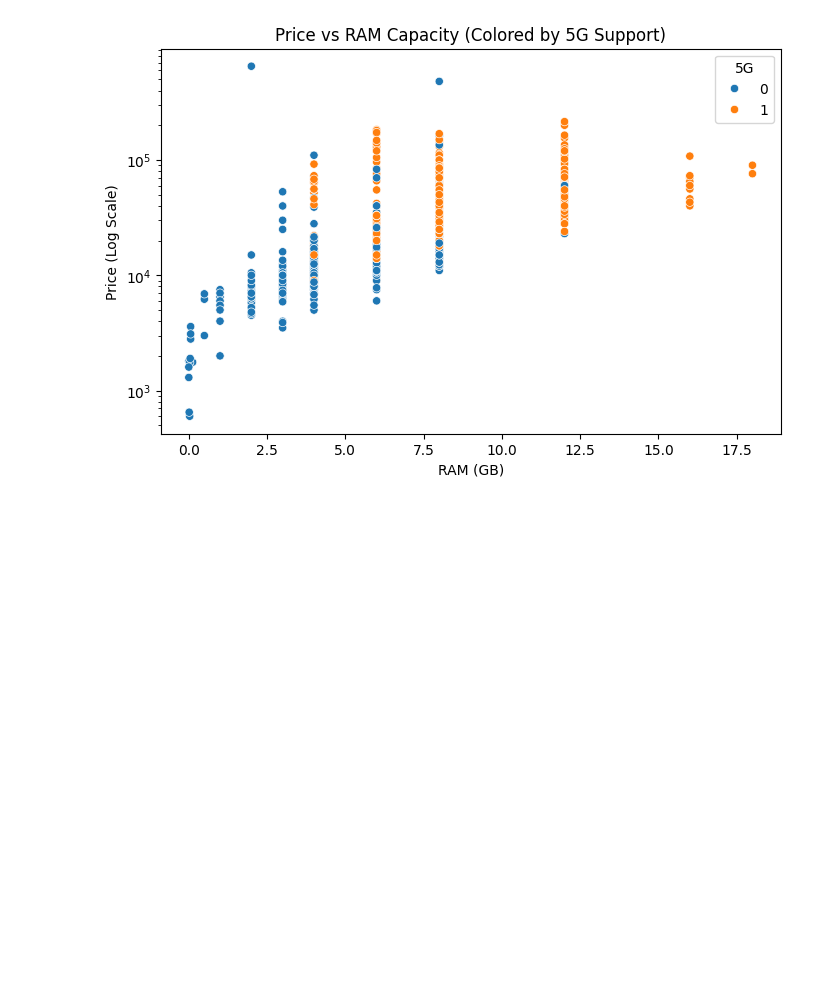
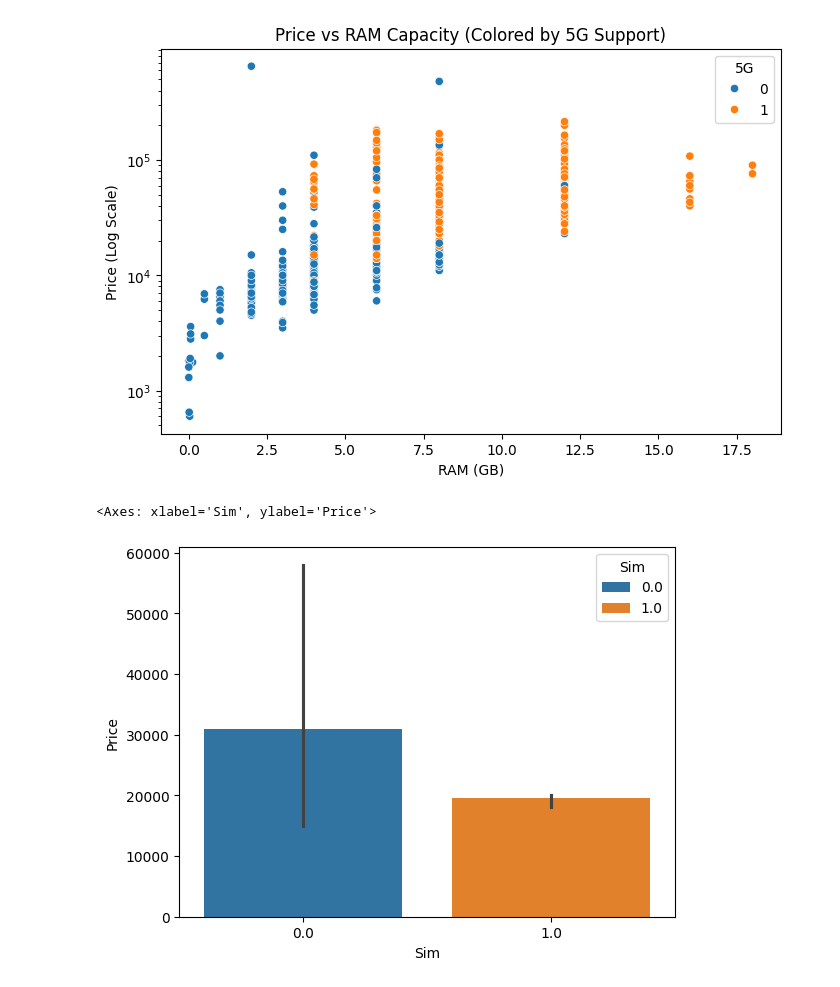
Before and after one commit to SachinrSuryawanshi/Smartphone-Price-Prediction-Project, a Jupyter notebook: notebooks/03_eda.ipynb, the cells around one changed output. Cells and saved outputs as stored; diff of their text form; code cells hidden in the pictures; blank space fills up the shorter version.

```diff
--- a/notebooks/03_eda.ipynb
+++ b/notebooks/03_eda.ipynb
@@ -128,3 +129,9 @@ plt.ylabel("Price (Log Scale)")
 plt.show()
 # %% [output]
 [figure]
+# %%
+#  Bar plot of Sim with hue
+sns.barplot(data=df, x = "Sim",y='Price',hue='Sim', estimator=np.median)
+# %% [output]
+<Axes: xlabel='Sim', ylabel='Price'>
+[figure, added]
```
Also changed, not shown: parts of 34 cells of this notebook.
